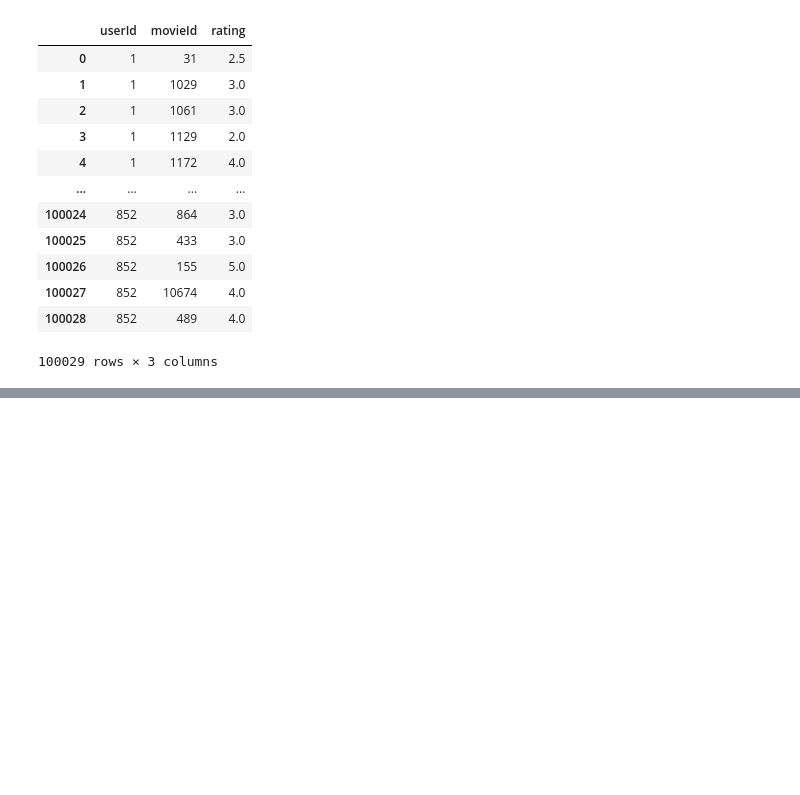
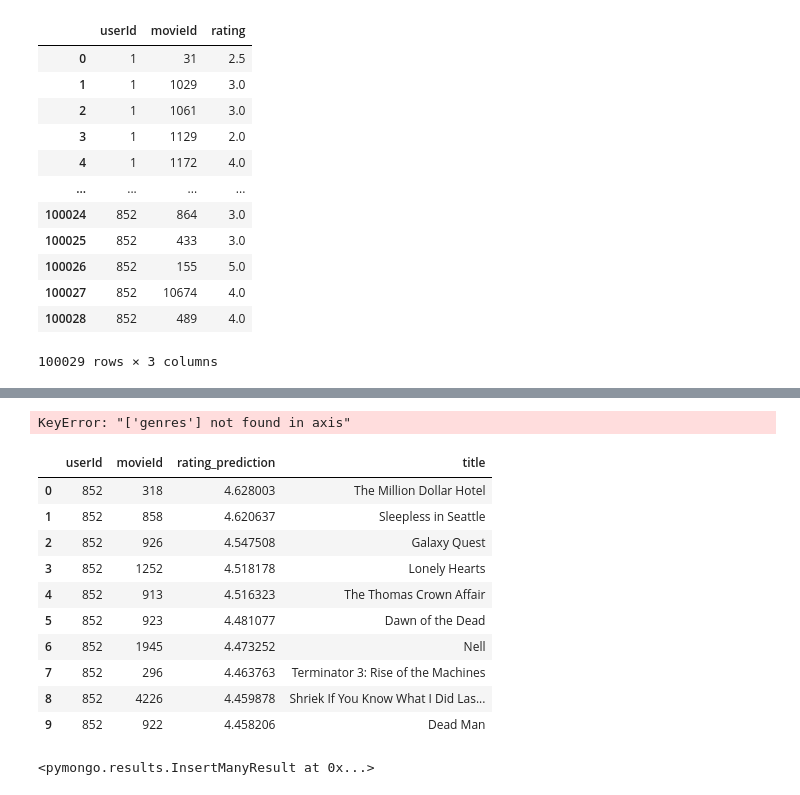
Before and after one commit to marreche/deep_film, a Jupyter notebook: model/svd.ipynb, the cells around one changed output, grey strips where cells are left out. Saved outputs shown, nothing was run; the diff lists cells and outputs as text; code cells hidden in the pictures; blank space fills up the shorter version.

```diff
--- a/model/svd.ipynb
+++ b/model/svd.ipynb
@@ -553,6 +493,0 @@ top_n = get_top_n(predictions)
-# %%
-userId = []
-movieId = []
-for uid, user_ratings in top_n.items():
-    userId.append(uid)
-    movieId.append([iid for (iid, _) in user_ratings])
@@ -651,0 +559,22 @@ model.predict(464, 260), model.predict(464, 222), model.predict(464, 610), model
+# %%
+pred_852_svd = pred_852_svd.dropna().reset_index().drop(columns=['genres', 'index'])
+# %% [output]
+KeyError: "['genres'] not found in axis"
+# %%
+pred_852_svd[:10]
+# %% [output]
+|  | userId | movieId | rating_prediction | title |
+| 0 | 852 | 318 | 4.628003 | The Million Dollar Hotel |
+| 1 | 852 | 858 | 4.620637 | Sleepless in Seattle |
+| 2 | 852 | 926 | 4.547508 | Galaxy Quest |
+| 3 | 852 | 1252 | 4.518178 | Lonely Hearts |
+| 4 | 852 | 913 | 4.516323 | The Thomas Crown Affair |
+| 5 | 852 | 923 | 4.481077 | Dawn of the Dead |
+| 6 | 852 | 1945 | 4.473252 | Nell |
+| 7 | 852 | 296 | 4.463763 | Terminator 3: Rise of the Machines |
+| 8 | 852 | 4226 | 4.459878 | Shriek If You Know What I Did Las... |
+| 9 | 852 | 922 | 4.458206 | Dead Man |
+# %%
+db.predictions.insert_many(pred_852_svd[:10].to_dict('records'))
+# %% [output]
+<pymongo.results.InsertManyResult at 0x...>
```
Also changed, not shown: parts of 54 cells of this notebook, 13 other files.
